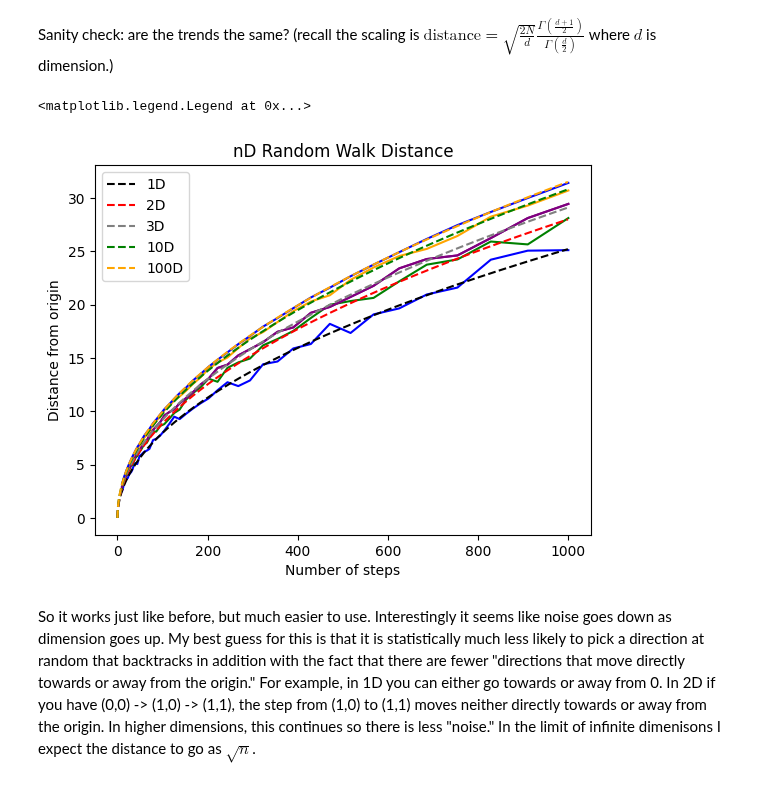
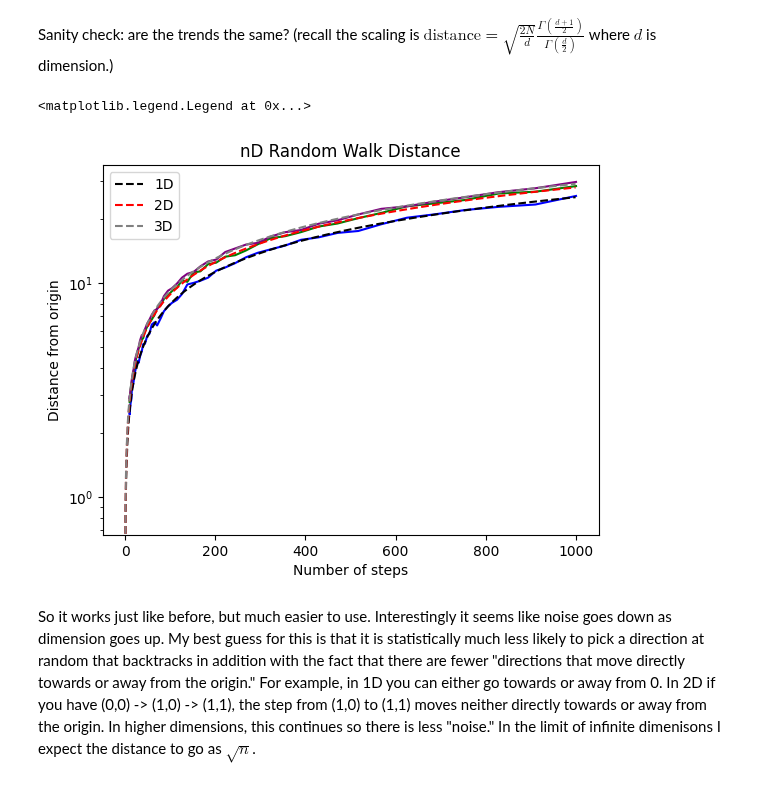
Before and after one commit to noahchanoah/thesis, a Jupyter notebook: RandomWalk.ipynb, the cells around one changed output. Saved outputs shown, nothing was run; the diff lists cells and outputs as text; code cells hidden in the pictures.

```diff
--- a/RandomWalk.ipynb
+++ b/RandomWalk.ipynb
@@ -344,24 +344,25 @@ dim_ten = [rw_avg_distance(int(step),number_of_trials,10) for step in np.logspac
 dim_hundred = [rw_avg_distance(int(step),number_of_trials,100) for step in np.logspace(1,math.log10(number_of_steps),logspacing)]
 # %%
 #plot them with the theory curves
+plt.yscale("log")
 plt.plot(steps, dim_one, color="blue") #1D data
 plt.plot(steps, dim_two, color="green") #2D data
 plt.plot(steps, dim_three, color="purple") #3D data
-plt.plot(steps, dim_three, color="purple") #3D data
-plt.plot(steps, dim_ten, color="orange") #10D data
-plt.plot(steps, dim_hundred, color="blue") #100D data
+#plt.plot(steps, dim_three, color="purple") #3D data
+#plt.plot(steps, dim_ten, color="orange") #10D data
+#plt.plot(steps, dim_hundred, color="blue") #100D data
 plt.plot([x for x in np.arange(1000)], [sqrt_scaling(1)*math.sqrt(x) for x in np.arange(1000)], color="black", label="1D", linestyle="dashed") #1D theory
 plt.plot([x for x in np.arange(1000)], [sqrt_scaling(2)*math.sqrt(x) for x in np.arange(1000)], color="red", label="2D", linestyle="dashed") #2D theory
 plt.plot([x for x in np.arange(1000)], [sqrt_scaling(3)*math.sqrt(x) for x in np.arange(1000)], color="gray", label="3D", linestyle="dashed") #3D theory
-plt.plot([x for x in np.arange(1000)], [sqrt_scaling(10)*math.sqrt(x) for x in np.arange(1000)], color="green", label="10D", linestyle="dashed") #10D theory
-plt.plot([x for x in np.arange(1000)], [sqrt_scaling(100)*math.sqrt(x) for x in np.arange(1000)], color="orange", label="100D", linestyle="dashed") #100D theory
+#plt.plot([x for x in np.arange(1000)], [sqrt_scaling(10)*math.sqrt(x) for x in np.arange(1000)], color="green", label="10D", linestyle="dashed") #10D theory
+#plt.plot([x for x in np.arange(1000)], [sqrt_scaling(100)*math.sqrt(x) for x in np.arange(1000)], color="orange", label="100D", linestyle="dashed") #100D theory
 plt.title("nD Random Walk Distance")
 plt.xlabel("Number of steps")
 plt.ylabel("Distance from origin")
 plt.legend()
 # %% [output]
 <matplotlib.legend.Legend at 0x...>
-[figure, old version]
+[figure, new version]
 # %% [markdown]
 So it works just like before, but much easier to use. Interestingly it seems like noise goes down as dimension goes up. My best guess for this is that it is statistically much less likely to pick a direction at random that backtracks in addition with the fact that there are fewer "directions that move directly towards or away from the origin." For example, in 1D you can either go towards or away from 0. In 2D if you have (0,0) -> (1,0) -> (1,1), the step from (1,0) to (1,1) moves neither directly towards or away from the origin. In higher dimensions, this continues so there is less "noise." In the limit of infinite dimenisons I expect the distance to go as $\sqrt{n}$.
 # %% [markdown]
```
Also changed, not shown: parts of 12 cells of this notebook.
